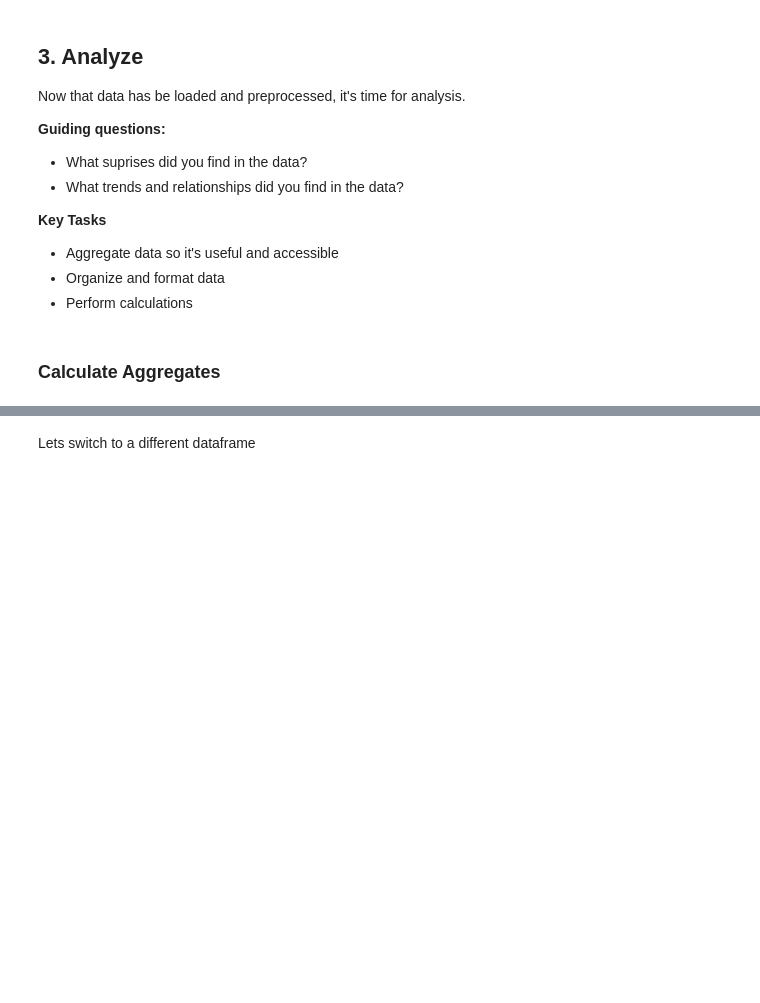
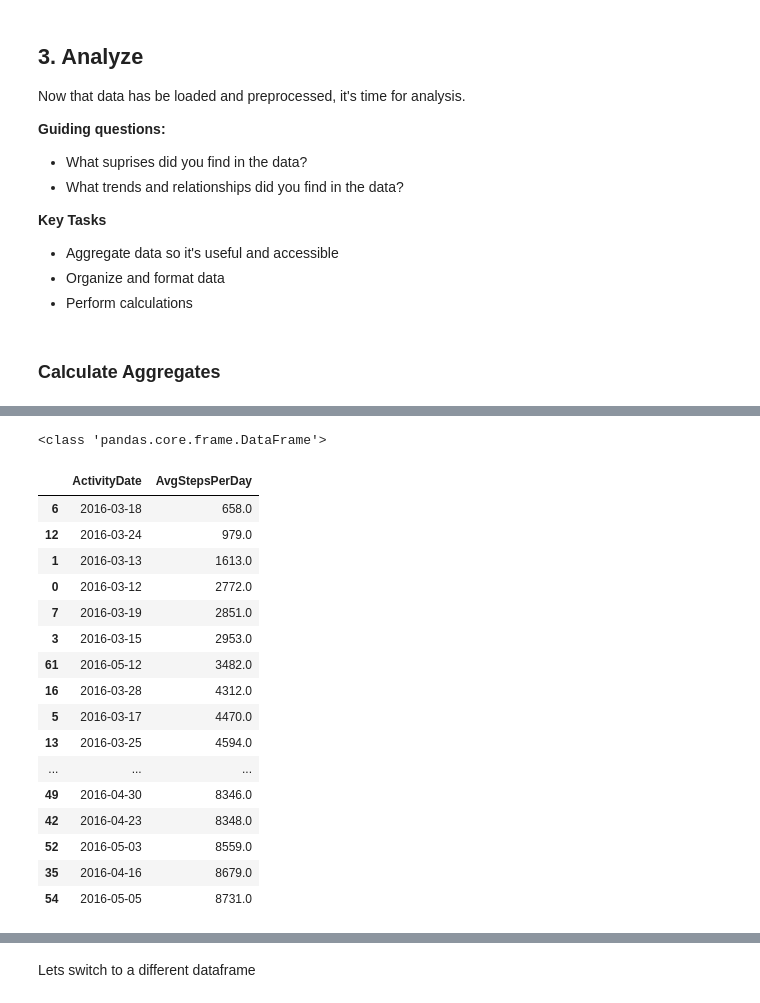
Before and after one commit to danijia/bellabeat-case-study, a Jupyter notebook: Jupyter Notebooks/bellabeat-case-study.ipynb, the cells around one changed output, grey strips where cells are left out. Cells and saved outputs as stored; diff of their text form; code cells hidden in the pictures; blank space fills up the shorter version.

```diff
--- a/Jupyter Notebooks/bellabeat-case-study.ipynb
+++ b/Jupyter Notebooks/bellabeat-case-study.ipynb
@@ -216,17 +341,36 @@ display(avg_calories_per_day)
 # %%
 # average steps per day
 avg_steps_per_day = (
     daily_activity.groupby('ActivityDate')['TotalSteps']
     .mean()
     .round()
     .rename('AvgStepsPerDay') # Rename the 'TotalSteps' series to AvgStepsPerDay
-    .sort_values('AvgStepsPerDay', ascending=True)
+    #.sort_values('AvgStepsPerDay', ascending=True)
 )
 
-avg_steps_per_day = avg_steps_per_day.reset_index()
+avg_steps_per_day = avg_steps_per_day.reset_index().sort_values('AvgStepsPerDay', ascending=True)
 
 print(type(avg_steps_per_day))
 display(avg_steps_per_day)
+# %% [output]
+<class 'pandas.core.frame.DataFrame'>
+|  | ActivityDate | AvgStepsPerDay |
+| 6 | 2016-03-18 | 658.0 |
+| 12 | 2016-03-24 | 979.0 |
+| 1 | 2016-03-13 | 1613.0 |
+| 0 | 2016-03-12 | 2772.0 |
+| 7 | 2016-03-19 | 2851.0 |
+| 3 | 2016-03-15 | 2953.0 |
+| 61 | 2016-05-12 | 3482.0 |
+| 16 | 2016-03-28 | 4312.0 |
+| 5 | 2016-03-17 | 4470.0 |
+| 13 | 2016-03-25 | 4594.0 |
+| ... | ... | ... |
+| 49 | 2016-04-30 | 8346.0 |
+| 42 | 2016-04-23 | 8348.0 |
+| 52 | 2016-05-03 | 8559.0 |
+| 35 | 2016-04-16 | 8679.0 |
+| 54 | 2016-05-05 | 8731.0 |
 # %%
 # calories vs. steps vs. sedentary minutes
 sum_steps_calories_per_user = daily_activity.groupby('Id').agg(
```
Also changed, not shown: parts of 20 cells of this notebook.
